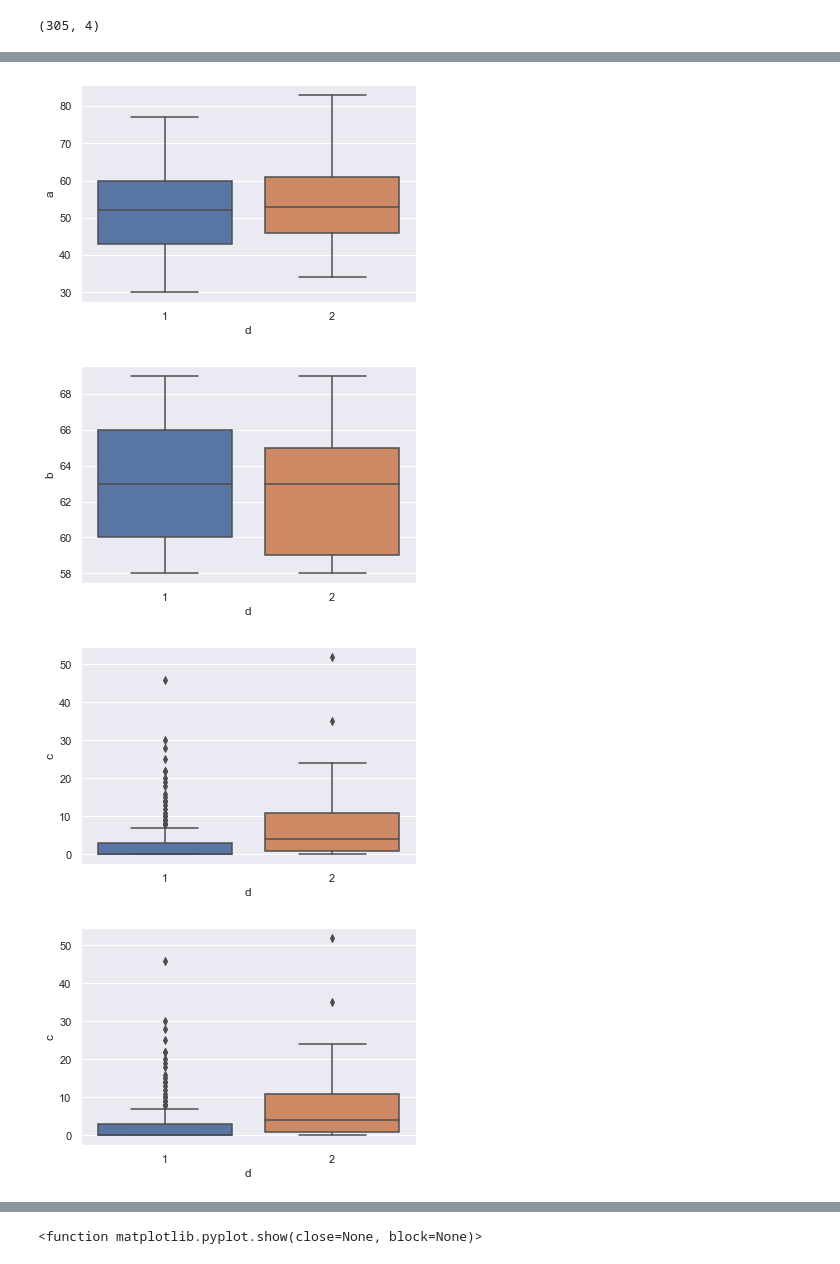
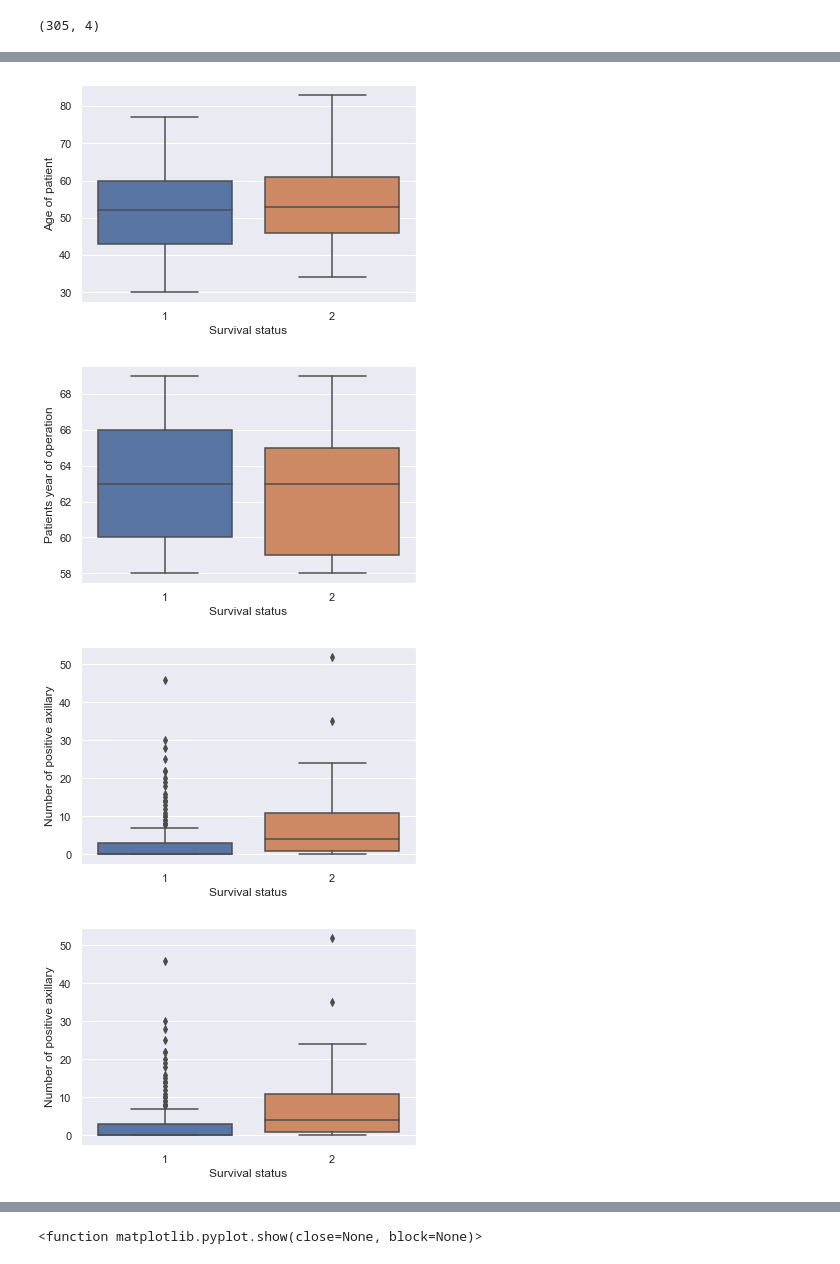
Before and after one commit to abdulrahmanEidhw/python, a Jupyter notebook: theProject/project.ipynb, the cells around one changed output, grey strips where cells are left out. Cells and saved outputs as stored; diff of their text form; code cells hidden in the pictures.

```diff
--- a/theProject/project.ipynb
+++ b/theProject/project.ipynb
@@ -7,9 +7,13 @@ import matplotlib.pyplot as plt #drawing library
 from sklearn import datasets
 %matplotlib inline
 sns.set(color_codes=True)
-dataset=pd.read_csv(r'C:\Users\2\Desktop\theProject\haberman.data', delimiter=',',
+dataset=pd.read_csv(r'C:\Users\2\Desktop\theProject\haberman.data'
+                    , delimiter=',',
                         header=0,
-                       names=['a','b','c','d']
+                       names=['Age of patient',
+                              'Patients year of operation',
+                              'Number of positive axillary',
+                              'Survival status']
                         )
 dataset.head(9)
 # %% [output]
@@ -53,17 +79,17 @@ for ojha, feature in enumerate(list(dataset.columns)[:-1]):
 # %%
-sns.boxplot(x='d', y='a', data=dataset)
+sns.boxplot(x='Survival status', y='Age of patient', data=dataset)
 plt.show()
-sns.boxplot(x='d', y='b', data=dataset)
+sns.boxplot(x='Survival status', y='Patients year of operation', data=dataset)
 plt.show()
-sns.boxplot(x='d', y='c', data=dataset)
+sns.boxplot(x='Survival status', y='Number of positive axillary', data=dataset)
 plt.show()
 # %% [output]
-[figure, old version]
+[figure, new version]
-[figure, old version]
+[figure, new version]
-[figure, old version]
+[figure, new version]
 # %%
-sns.boxplot(x='d', y='c', data=dataset)
+sns.boxplot(x='Survival status', y='Number of positive axillary', data=dataset)
 plt.show()
 # %% [output]
-[figure, old version]
+[figure, new version]
 # %%
```
Also changed, not shown: parts of 22 cells of this notebook, 3 other files.
